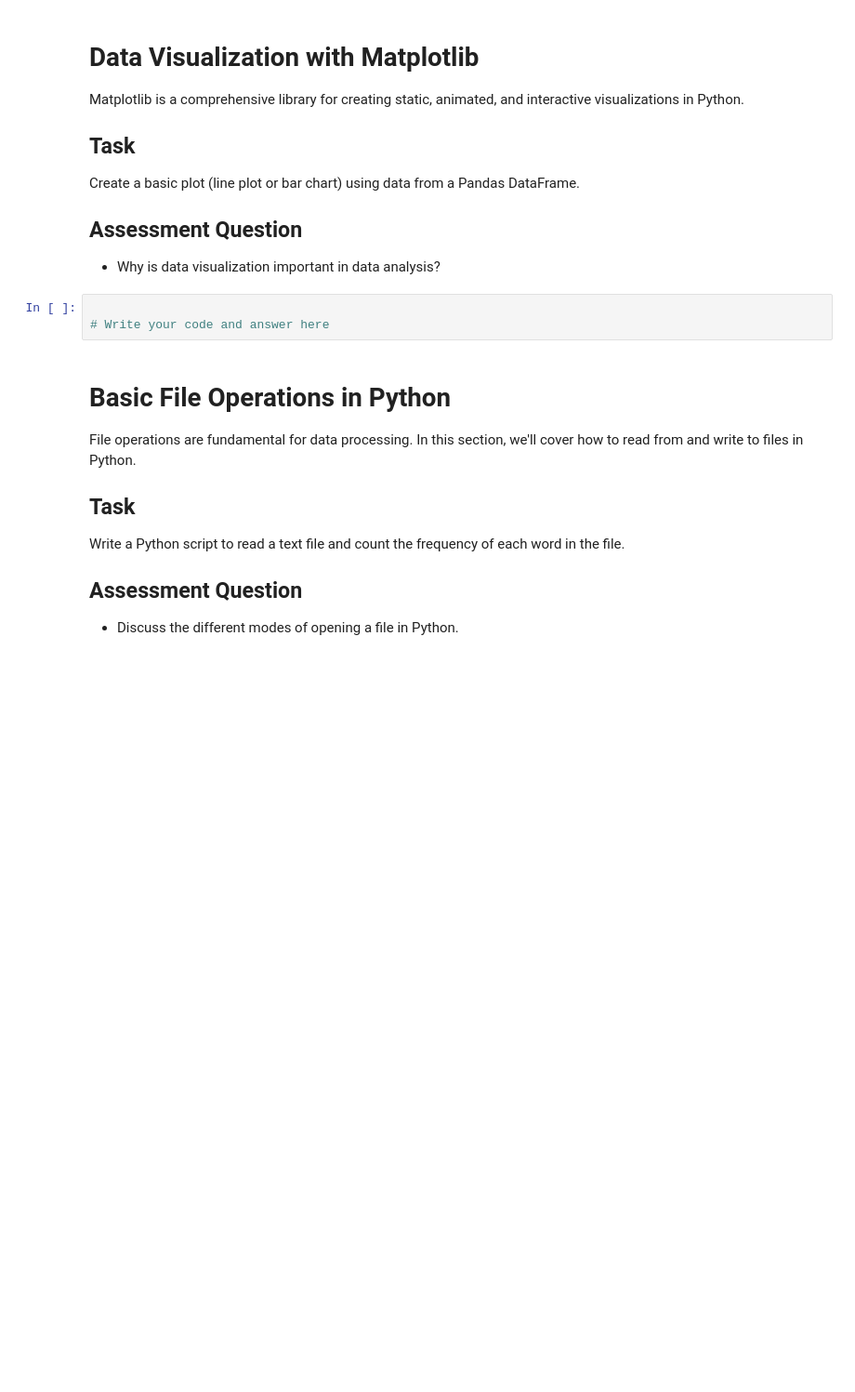
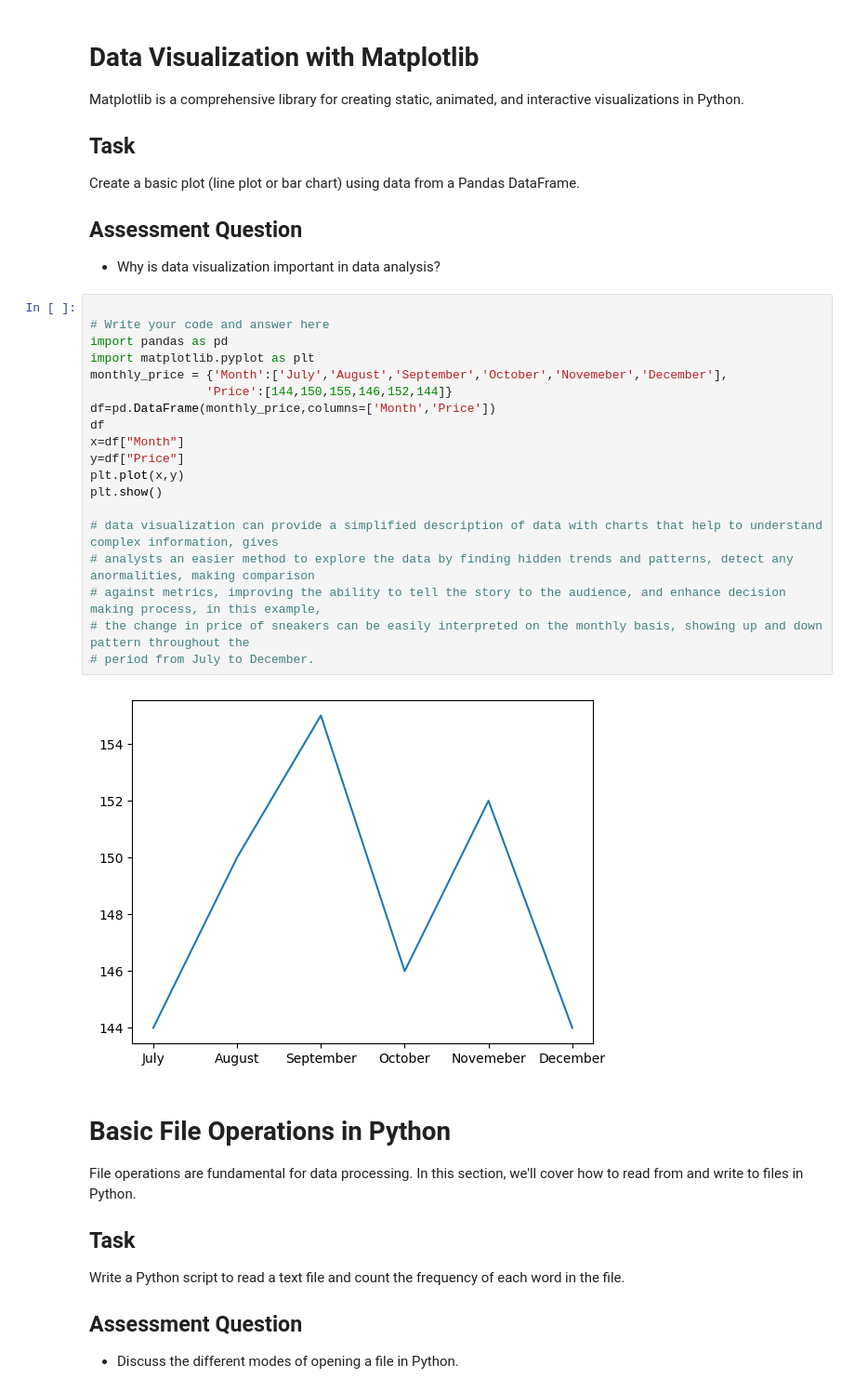
Before and after one commit to RichardGBC2324/RichardProject_Updated, a Jupyter notebook: lab1-conda_and_python.ipynb, the cells around one changed output. Shown at 93% size. Drawn from its saved outputs; the diff is of its cells as text; blank space fills up the shorter version.

```diff
--- a/lab1-conda_and_python.ipynb
+++ b/lab1-conda_and_python.ipynb
@@ -95,6 +168,24 @@ Create a basic plot (line plot or bar chart) using data from a Pandas DataFrame.
 # %%
 
 # Write your code and answer here
+import pandas as pd
+import matplotlib.pyplot as plt
+monthly_price = {'Month':['July','August','September','October','Novemeber','December'],
+                'Price':[144,150,155,146,152,144]}
+df=pd.DataFrame(monthly_price,columns=['Month','Price'])
+df
+x=df["Month"]
+y=df["Price"]
+plt.plot(x,y)
+plt.show()
+
+# data visualization can provide a simplified description of data with charts that help to understand complex information, gives
+# analysts an easier method to explore the data by finding hidden trends and patterns, detect any anormalities, making comparison
+# against metrics, improving the ability to tell the story to the audience, and enhance decision making process, in this example,
+# the change in price of sneakers can be easily interpreted on the monthly basis, showing up and down pattern throughout the
+# period from July to December.
+# %% [output]
+[figure, added]
 # %% [markdown]
 
 # Basic File Operations in Python
```
Also changed, not shown: parts of 6 cells of this notebook.
